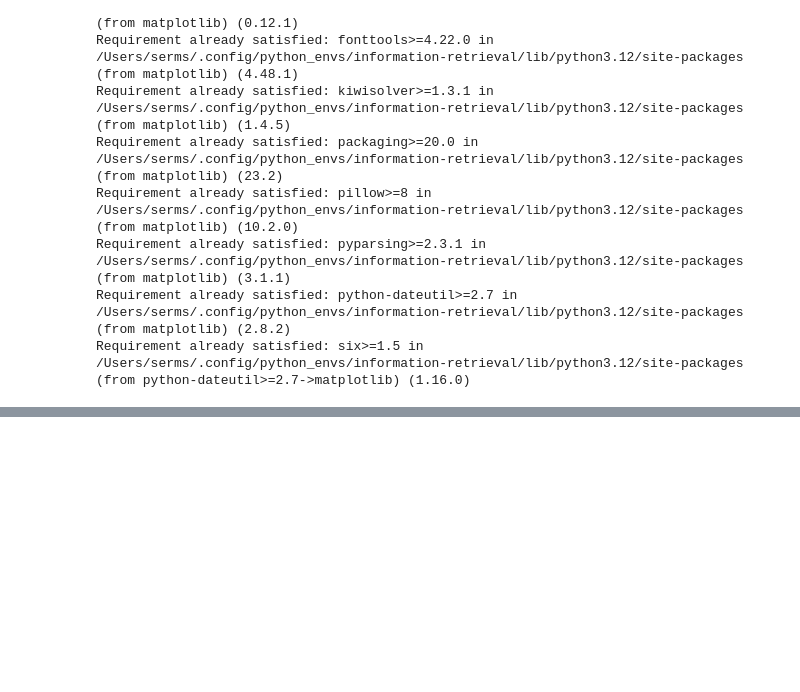
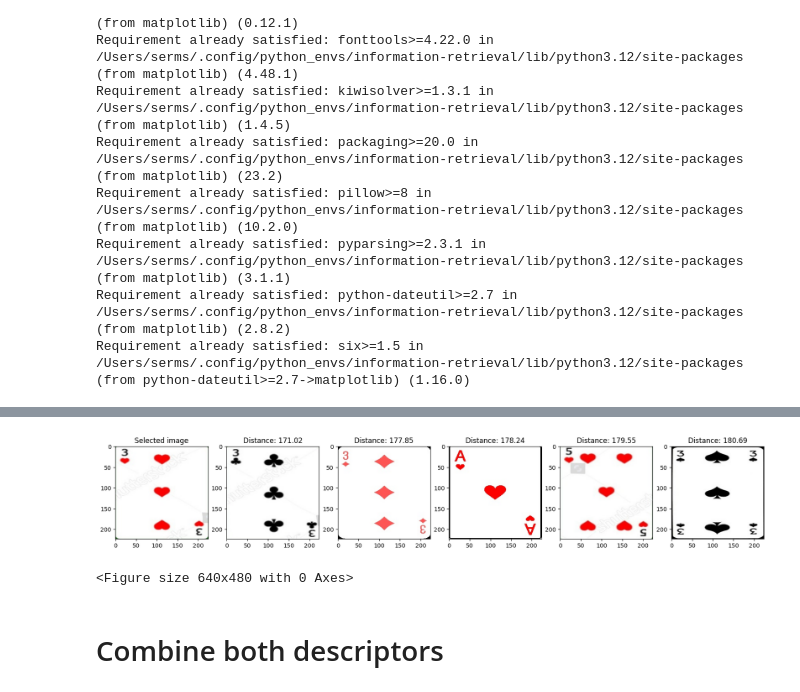
Before and after one commit to Serms1999/information-retrieval, a Jupyter notebook: assignment2/assignment2.ipynb, the cells around one changed output, grey strips where cells are left out. Saved outputs shown, nothing was run; the diff lists cells and outputs as text; code cells hidden in the pictures; blank space fills up the shorter version.

Commit message:
Merge notebooks and add new combined method for classification

```diff
--- a/assignment2/assignment2.ipynb
+++ b/assignment2/assignment2.ipynb
@@ -84,0 +90,44 @@ plt.clf()
+# %%
+def harris_hog_descriptor(image):
+    gray = cv.cvtColor(image, cv.COLOR_BGR2GRAY)
+
+    # Harris Corner Detection
+    harris_corners = cv.cornerHarris(gray, blockSize=2, ksize=3, k=0.04)
+    harris_corners = cv.dilate(harris_corners, None)
+
+    # HOG Descriptor
+    hog = cv.HOGDescriptor((16, 16), (8, 8), (1, 1), (8, 8), 9)
+    hog_descriptor = hog.compute(gray)
+
+    return harris_corners, hog_descriptor
+# %%
+def calculate_distances_to_all_images_hog(image):
+    reference_harris, reference_hog = harris_hog_descriptor(image)
+    reference_descriptor = np.concatenate([reference_harris.flatten(), reference_hog.flatten()])
+
+    dist = {}
+    for name, img in images.items():
+        other_harris, other_hog = harris_hog_descriptor(img)
+        other_descriptor = np.concatenate([other_harris.flatten(), other_hog.flatten()])
+        # Calculate euclidean distance
+        dist[name] = np.linalg.norm(reference_descriptor - other_descriptor)
+
+    return dist
+
+distances_hog = calculate_distances_to_all_images_hog(images[selected_img])
+# %%
+# Plot with the 5 most similar images to the one we selected
+fig, ax = plt.subplots(1, 6, figsize=(20, 5))
+ax[0].imshow(cv.cvtColor(images[selected_img], cv.COLOR_BGR2RGB))
+ax[0].set_title('Selected image')
+ordered_hog_distances = sorted(distances_hog.items(), key=lambda x: x[1])
+for i in range(1, 6):
+    ax[i].imshow(cv.cvtColor(images[ordered_hog_distances[i][0]], cv.COLOR_BGR2RGB))
+    ax[i].set_title(f'Distance: {ordered_hog_distances[i][1]:.2f}')
+plt.show()
+plt.clf()
+# %% [output]
+[figure, added]
+<Figure size 640x480 with 0 Axes>
+# %% [markdown]
+# Combine both descriptors
```
Also changed, not shown: parts of 11 cells of this notebook, 1 other file.
